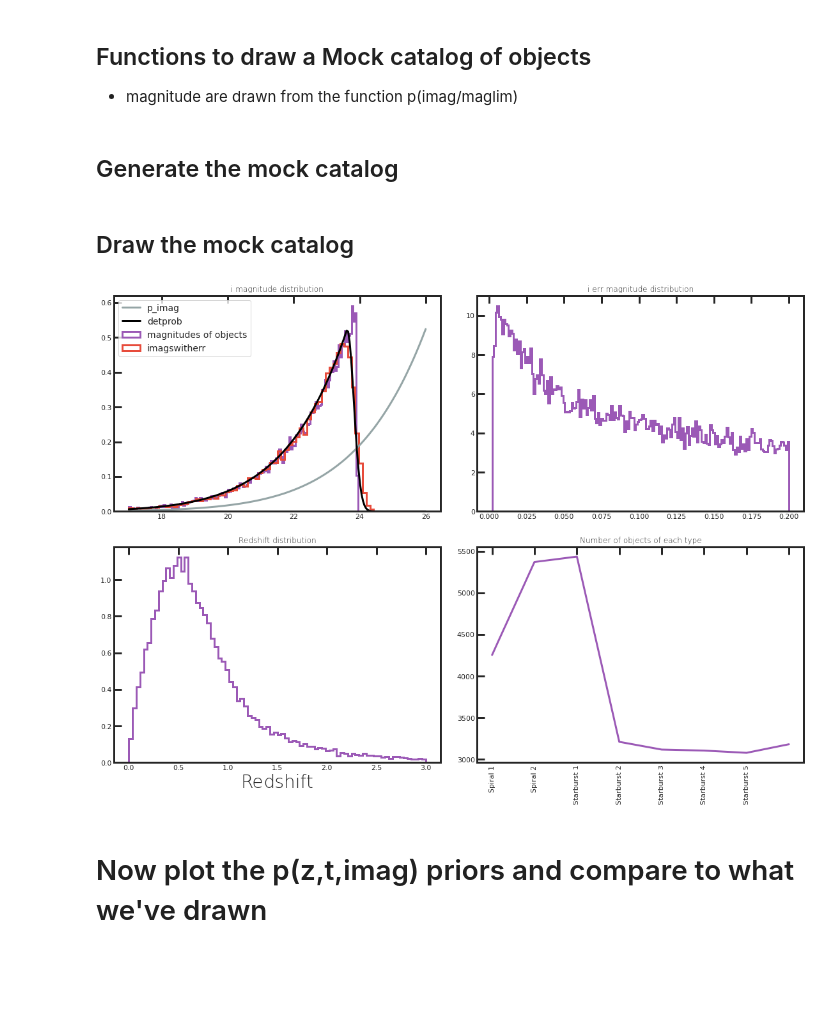
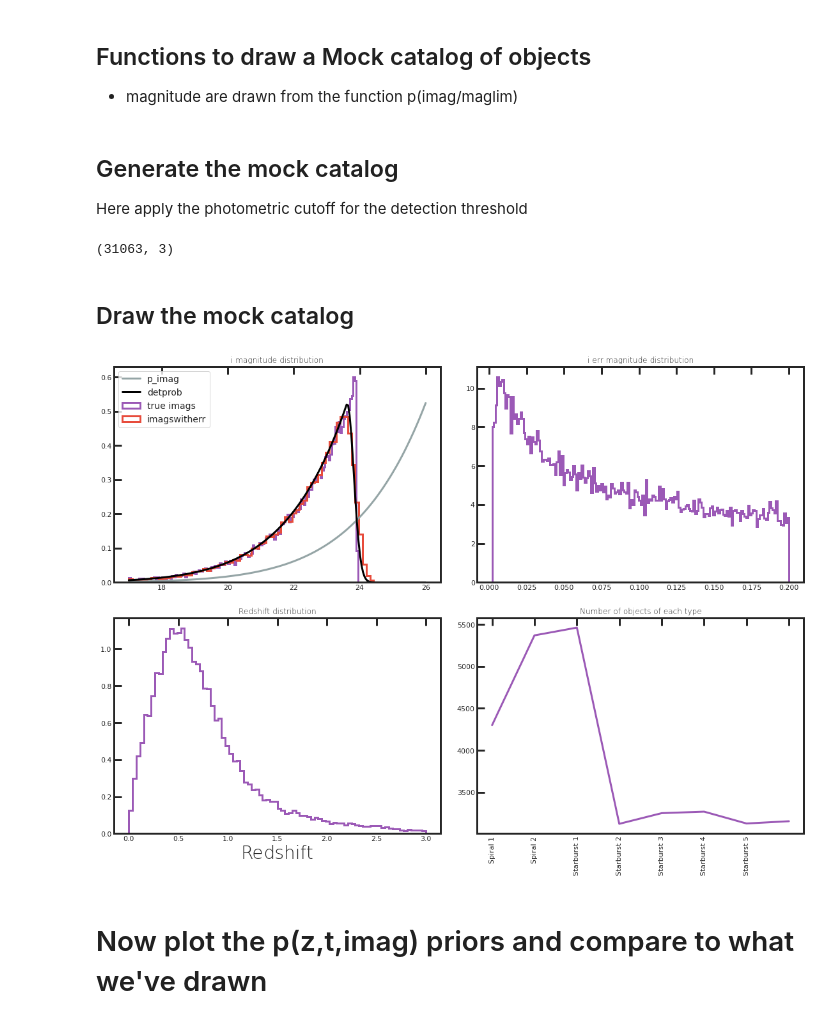
Before and after one commit to sylvielsstfr/Photoz-tools, a Jupyter notebook: Photoz galaxy survey mock and N(z) inference.ipynb, the cells around one changed output. Drawn from its saved outputs; the diff is of its cells as text; code cells hidden in the pictures; blank space fills up the shorter version.

```diff
--- a/Photoz galaxy survey mock and N(z) inference.ipynb
+++ b/Photoz galaxy survey mock and N(z) inference.ipynb
@@ -285,22 +294,56 @@ Text(0.5, 0, 'imag')
 # %%
 # Draw i magnitudes from a gridded prob(imag)
 def draw_mag(nobj, imag_grid, p_imag):
+    """
+
+    Get nobj magnitudes
+
+    input args:
+      - nobj      : number of objects
+      - imag_grid : grid of relevant magnitudes  (the table of x)
+      - p_imag    :distribution as a numpy array (the table of f(x), where f is the distribution
+    output;
+      - nobs magnitudes
+
+
+    remember to draw a number x according a pdf f(x) :
+
+    - draw a uniform value u in [0,1] range
+    - x ~ F^{-1}(u), where $F$ is the primitive of f(x) or the cumulative function, and F^{-1} is the inverse of the primitive
+    """
     imag_grid_binsize = (imag_grid[1] - imag_grid[0])
     imag_grid_mid = (imag_grid[1:] + imag_grid[:-1])/2.0
+    # normalise the cumulative sum (get the primary)
     p_cumul = np.cumsum(p_imag) / np.sum(p_imag)
     pos = np.random.uniform(0.0, 1.0, size=nobj)
     res = np.zeros(nobj, dtype=int)
+
+    # this take the inverse of the primitive
     for i in range(imag_grid.size-1):
         cond = np.logical_and(pos > p_cumul[i], pos <= p_cumul[i+1])
         res[cond] = i
+    # return the magnitude plus randomize over the magnitude bin size
     return imag_grid_mid[res] + (np.random.rand(nobj) - 0.5)*imag_grid_binsize
 
 # Draw types + redshifts for given z_grid, i magnitudes, and which types are used.
 def draw_types_and_redshifts(nobj, z_grid, imags, templatetypesnb):
+    """
+    generate a catalog of objects as types of galaxy and redshifts
+
+    input args:
+    - nobj : number of object
+    - z_grid : grid of redshifts
+    - imags : list of magnitudes
+    - index of templates
+
+    return : redshifts, redshiftlocs, types arrays
+
+    """
     types = np.zeros(nobj, dtype=int)
     z_grid_binsize = (z_grid[1]-z_grid[0])
     z_grid_mid = (z_grid[1:]+z_grid[:-1])/2.0
     redshifts = np.zeros(nobj, dtype=float)
+    # position in the catalog (ie the magnitude)
     redshiftlocs = np.zeros(nobj, dtype=int)
     nt = np.sum(templatetypesnb)
     for ii in range(nobj):
@@ -321,6 +364,8 @@ def draw_types_and_redshifts(nobj, z_grid, imags, templatetypesnb):
     return redshifts, redshiftlocs, types
 # %% [markdown]
 ## Generate the mock catalog
+
+Here apply the photometric cutoff for the detection threshold
 # %%
 # Large number of objects to be generated.
 nobj = 100000
@@ -347,6 +396,10 @@ truth_ztm_full, _ = np.histogramdd(data[:,:],
                                    bins=[z_grid_edges_coarse,
                                          types_edges,
                                          imag_grid_edges])
+# %%
+data .shape
+# %% [output]
+(31063, 3)
 # %% [markdown]
 ## Draw the mock catalog
 # %%
@@ -355,35 +408,35 @@ truth_ztm_full, _ = np.histogramdd(data[:,:],
 # Let's verify this with some analytic prediction
 fig, axs = plt.subplots(2, 2, figsize=(16, 12))
 axs = axs.ravel()
 detprob = 1*p_imag
 ind = (imag_grid >= maglim - 0.4)
 detprob[ind] *= np.exp( -0.5*((imag_grid[ind]-maglim+0.4)/0.2)**2)
 #detprob[ind] *= ( 1 - scipy.special.erf((imag_grid[ind]-maglim+0.4)/0.4) )
 detprob /= detprob.sum() * (imag_grid[1]-imag_grid[0])
-axs[0].hist(imags, density=True, range=[imag_grid.min(), imag_grid.max()], bins=180, histtype='step', lw=3,label="magnitudes of objects")
+axs[0].hist(imags, density=True, range=[imag_grid.min(), imag_grid.max()], bins=180, histtype='step', lw=3,label="true imags")
 axs[0].plot(imag_grid, p_imag/np.sum(p_imag)/(imag_grid[1]-imag_grid[0]),label="p_imag")
 axs[0].plot(imag_grid, detprob, color='k',label="detprob")
 axs[0].hist(imagswitherr, density=True, range=[imag_grid.min(), imag_grid.max()], bins=80, histtype='step', lw=3,label="imagswitherr")
 axs[0].set_title('i magnitude distribution')
 axs[0].legend()
 
 axs[1].hist(imagerrs, density=True, range=[imagerrs.min(), imagerrs.max()], bins=180, histtype='step', lw=3)
 axs[1].set_title('i err magnitude distribution')
 
 
 axs[2].hist(redshifts, density=True, range=[z_grid.min(), z_grid.max()], bins=80, histtype='step', lw=3)
 axs[2].set_title('Redshift distribution')
 axs[2].set_xlabel('Redshift')
 
 
 counts = [np.sum(types==i) for i in range(nt)]
 axs[3].plot(counts)
 axs[3].set_title('Number of objects of each type')
 axs[3].set_xticklabels(names, rotation=90)
 
 fig.tight_layout()
 # %% [output]
-[figure, old version]
+[figure, new version]
 # %% [markdown]
 # Now plot the p(z,t,imag) priors and compare to what we've drawn
 # %%
```
Also changed, not shown: parts of 17 cells of this notebook.
